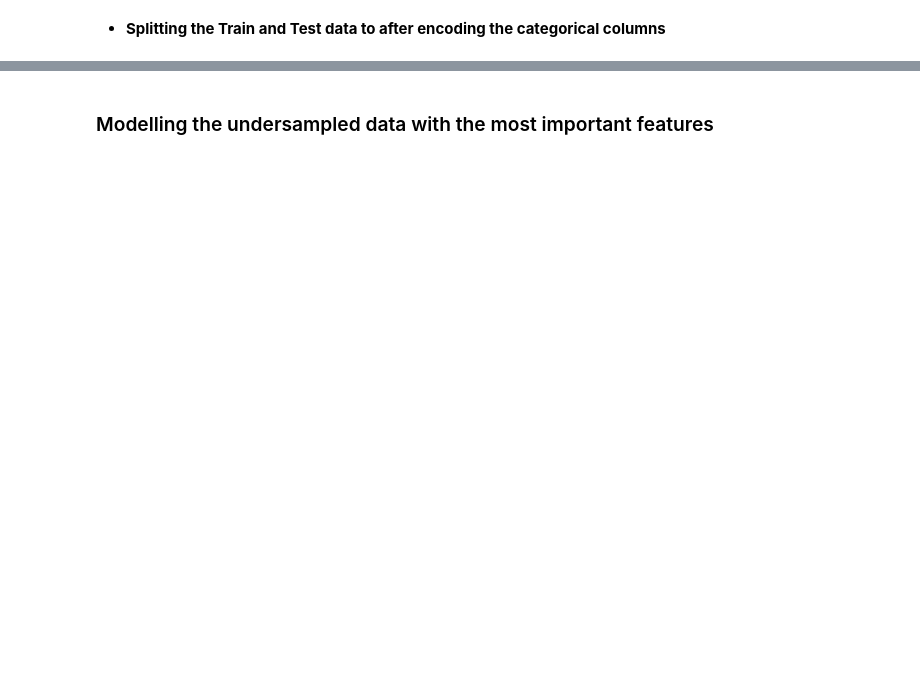
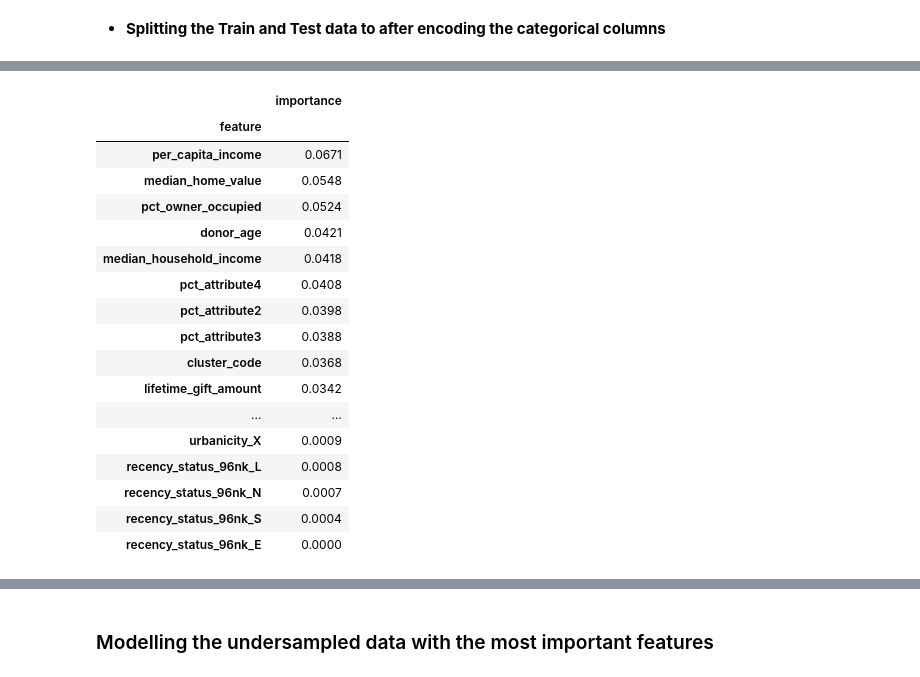
Before and after one commit to jindukwentua/Applying-Machine-Learning-to-Charity-donations, a Jupyter notebook: notebook/classification_model.ipynb, the cells around one changed output, grey strips where cells are left out. Saved outputs shown, nothing was run; the diff lists cells and outputs as text; code cells hidden in the pictures; blank space fills up the shorter version.

```diff
--- a/notebook/classification_model.ipynb
+++ b/notebook/classification_model.ipynb
@@ -663,9 +722,28 @@ confusion_matrix(y_test, preds)
 # %%
 # Checking for the most important features that contribute most in predicting the target
 # Creating a dataframe of features and their respective importances
 #
-impo_df = pd.DataFrame({'feature': X_train_cat_encoded.columns, 'importance': np.round(model.feature_importances_, 4)}).set_index('feature').sort_values(by = 'importance', ascending = False)
-impo_df
+dc_impo_df = pd.DataFrame({'feature': X_train_cat_encoded.columns, 'importance': np.round(model.feature_importances_, 4)}).set_index('feature').sort_values(by = 'importance', ascending = False)
+dc_impo_df
+# %% [output]
+|  | importance |
+| feature |  |
+| per_capita_income | 0.0671 |
+| median_home_value | 0.0548 |
+| pct_owner_occupied | 0.0524 |
+| donor_age | 0.0421 |
+| median_household_income | 0.0418 |
+| pct_attribute4 | 0.0408 |
+| pct_attribute2 | 0.0398 |
+| pct_attribute3 | 0.0388 |
+| cluster_code | 0.0368 |
+| lifetime_gift_amount | 0.0342 |
+| ... | ... |
+| urbanicity_X | 0.0009 |
+| recency_status_96nk_L | 0.0008 |
+| recency_status_96nk_N | 0.0007 |
+| recency_status_96nk_S | 0.0004 |
+| recency_status_96nk_E | 0.0000 |
 # %%
 # Creating a bar chart of feature importance in descending order
 #
```
Also changed, not shown: parts of 29 cells of this notebook, 3 other files.
